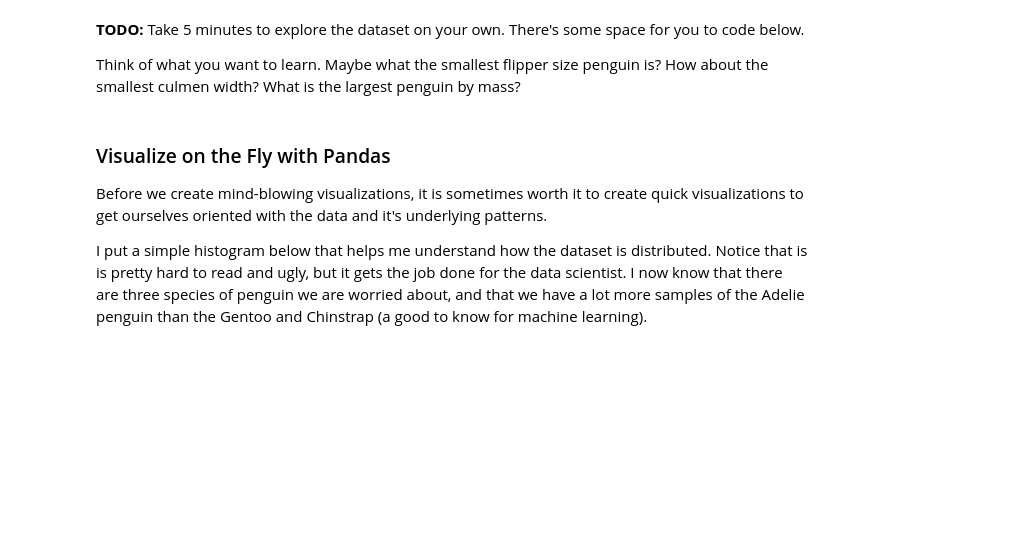
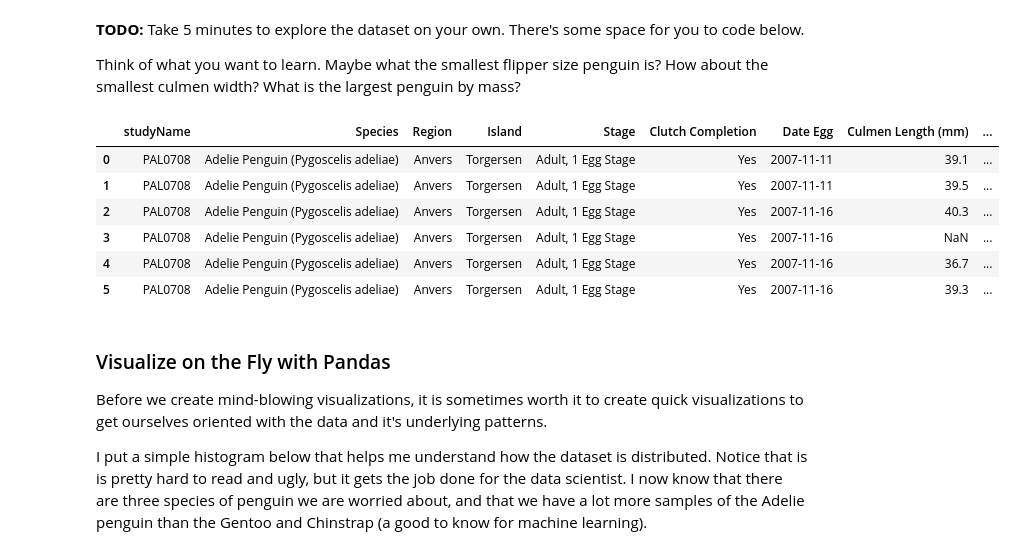
Before and after one commit to brip/SC22-BatchB-shimmering-pythons, a Jupyter notebook: Uryah/EDA_mini_project.ipynb, the cells around one changed output. Saved outputs shown, nothing was run; the diff lists cells and outputs as text; code cells hidden in the pictures; blank space fills up the shorter version.

```diff
--- a/Uryah/EDA_mini_project.ipynb
+++ b/Uryah/EDA_mini_project.ipynb
@@ -186,6 +193,24 @@ penguins_dataframe[penguins_dataframe["Species"] == "Adelie Penguin (Pygoscelis
 **TODO:** Take 5 minutes to explore the dataset on your own. There's some space for you to code below.
 
 Think of what you want to learn. Maybe what the smallest flipper size penguin is? How about the smallest culmen width? What is the largest penguin by mass?
+# %%
+# Drop the Sample Number, Individual ID,  columns using the example above.
+columns_to_drop = ["Sample Number", "Individual ID", "Delta 15 N (o/oo)", "Delta 13 C (o/oo)"]
+
+
+#Drop the columns using drop()
+penguins_dataframe.drop(columns_to_drop, axis=1, inplace = True) #axis = 1 lets pandas know we are dropping columns, not rows.
+
+#Check that they are dropped
+penguins_dataframe.head(6)
+# %% [output]
+|  | studyName | Species | Region | Island | Stage | Clutch Completion | Date Egg | Culmen Length (mm) | ... |
+| 0 | PAL0708 | Adelie Penguin (Pygoscelis adeliae) | Anvers | Torgersen | Adult, 1 Egg Stage | Yes | 2007-11-11 | 39.1 | ... |
+| 1 | PAL0708 | Adelie Penguin (Pygoscelis adeliae) | Anvers | Torgersen | Adult, 1 Egg Stage | Yes | 2007-11-11 | 39.5 | ... |
+| 2 | PAL0708 | Adelie Penguin (Pygoscelis adeliae) | Anvers | Torgersen | Adult, 1 Egg Stage | Yes | 2007-11-16 | 40.3 | ... |
+| 3 | PAL0708 | Adelie Penguin (Pygoscelis adeliae) | Anvers | Torgersen | Adult, 1 Egg Stage | Yes | 2007-11-16 | NaN | ... |
+| 4 | PAL0708 | Adelie Penguin (Pygoscelis adeliae) | Anvers | Torgersen | Adult, 1 Egg Stage | Yes | 2007-11-16 | 36.7 | ... |
+| 5 | PAL0708 | Adelie Penguin (Pygoscelis adeliae) | Anvers | Torgersen | Adult, 1 Egg Stage | Yes | 2007-11-16 | 39.3 | ... |
 # %% [markdown]
 ### Visualize on the Fly with Pandas
 
```
Also changed, not shown: parts of 12 cells of this notebook, 37 other files.
